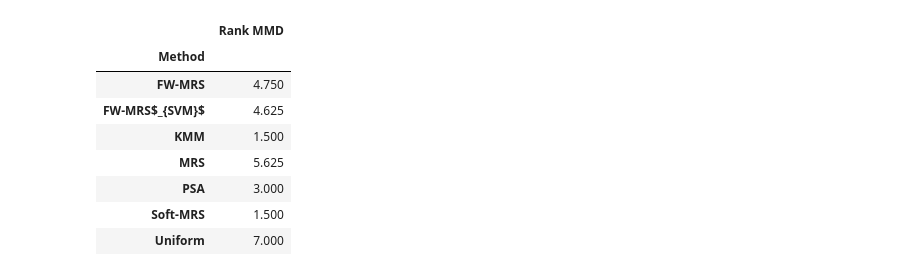
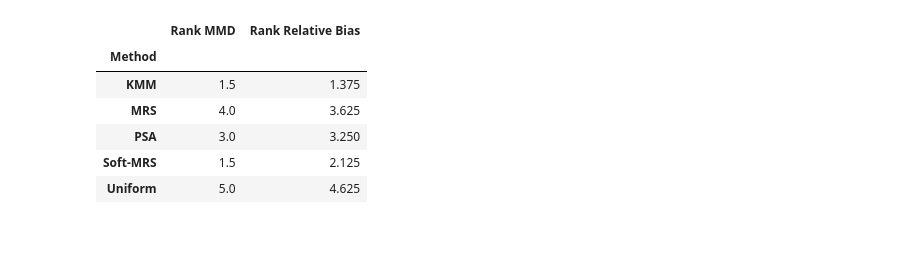
Before and after one commit to kramerlab/FeatureWeightDebiasing, a Jupyter notebook: notebooks/create_similarity_tables.ipynb, the cells around one changed output. Drawn from its saved outputs; the diff is of its cells as text; code cells hidden in the pictures; blank space fills up the shorter version.

```diff
--- a/notebooks/create_similarity_tables.ipynb
+++ b/notebooks/create_similarity_tables.ipynb
@@ -11,8 +11,8 @@ method_name_replacer = {"uniform": "Uniform",
                         "psa": "PSA",
                         "soft-mrs-linear": "Soft-MRS",
                         "mrs-forest": "MRS",
-                        "fw-mrs-temperature": "FW-MRS",
-                        "fw-mrs-temperature-svm": "FW-MRS$_{SVM}$",
+                      #  "fw-mrs-temperature": "FW-MRS",
+                      #  "fw-mrs-temperature-svm": "FW-MRS$_{SVM}$",
                         }
 data_set_replacer = {"diabetes": "Diabetes",
                     "folktables_employment": "Employment",
@@ -24,14 +24,14 @@ data_set_replacer = {"diabetes": "Diabetes",
                      "loan_prediction": "Loan",
                     }
 
-data_set_targets = {"diabetes": "",
-                    "folktables_employment": "",
-                     "folktables_income": "",
-                     "bank_marketing": "",
-                     "hr_analytics": "",
-                     "german_credit": "",
-                     "breast_cancer": "",
-                     "loan_prediction": "",
+data_set_targets = {"diabetes": "Diabetes_binary_relative_bias",
+                    "folktables_employment": "Employment_relative_bias",
+                    "folktables_income": "Binary Income_relative_bias",
+                    "bank_marketing": "y_relative_bias",
+                    "hr_analytics": "target_relative_bias",
+                    "german_credit": "class_relative_bias",
+                    "breast_cancer": "class_relative_bias",
+                    "loan_prediction": "Loan_Status_relative_bias",
                     }
 # %%
 dict_list = []
@@ -47,8 +47,8 @@ for dataset in data_set_replacer.keys():
                         "Method": method, "Data Set": dataset,
                         "MMD Mean": result_file["MMDs"]["mean"],
                         "MMD Std": result_file["MMDs"]["sd"],
-                        #"Relative Bias Mean": result_file["MMDs"]["mean"],
-                        #"Relative Bias Std": result_file["MMDs"]["sd"],
+                        "Relative Bias Mean": result_file[data_set_targets[dataset]]["bias mean"],
+                        "Relative Bias Std": result_file[data_set_targets[dataset]]["bias sd"],
                         "Bias Type": bias_type, "Bias Strength": bias_strength,
                     }
                                 )
@@ -119,13 +157,12 @@ result_df
 # %%
 result_df["Rank MMD"] = result_df.groupby("Data Set")["MMD Mean"].rank(ascending=True)
-result_df[["Method", "Rank MMD"]].groupby("Method").mean()
+result_df["Rank Relative Bias"] = result_df.groupby("Data Set")["Relative Bias Mean"].rank(ascending=True)
+result_df[["Method", "Rank MMD", "Rank Relative Bias"]].groupby("Method").mean()
 # %% [output]
-|  | Rank MMD |
-| Method |  |
-| FW-MRS | 4.750 |
-| FW-MRS$_{SVM}$ | 4.625 |
-| KMM | 1.500 |
-| MRS | 5.625 |
-| PSA | 3.000 |
-| Soft-MRS | 1.500 |
-| Uniform | 7.000 |
+|  | Rank MMD | Rank Relative Bias |
+| Method |  |  |
+| KMM | 1.5 | 1.375 |
+| MRS | 4.0 | 3.625 |
+| PSA | 3.0 | 3.250 |
+| Soft-MRS | 1.5 | 2.125 |
+| Uniform | 5.0 | 4.625 |
```
Also changed, not shown: parts of 3 cells of this notebook, 5 other files.
